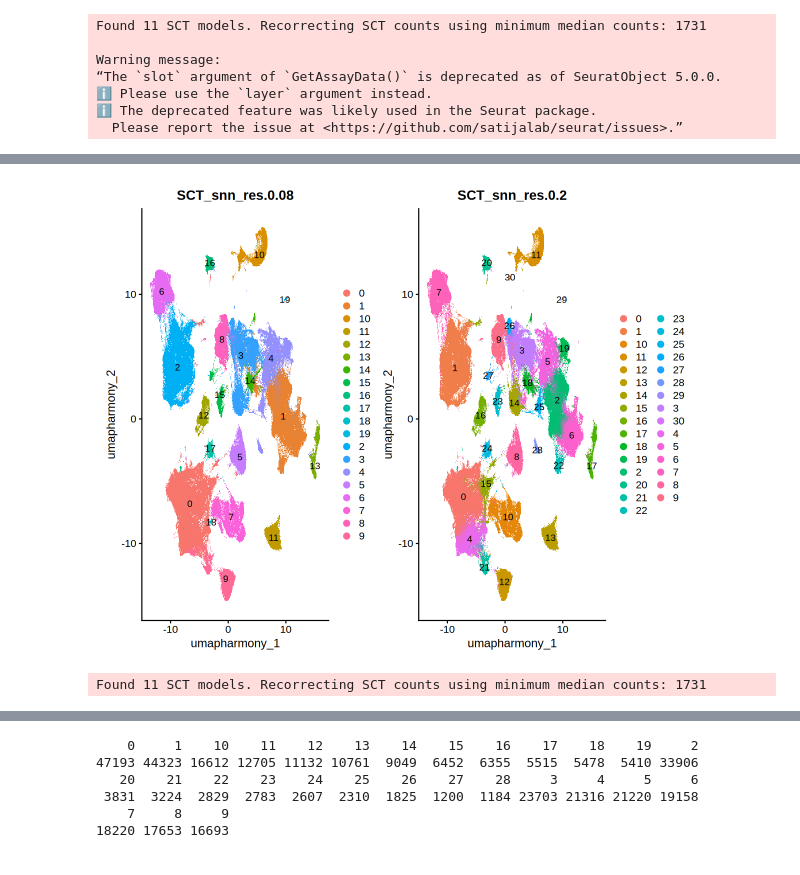
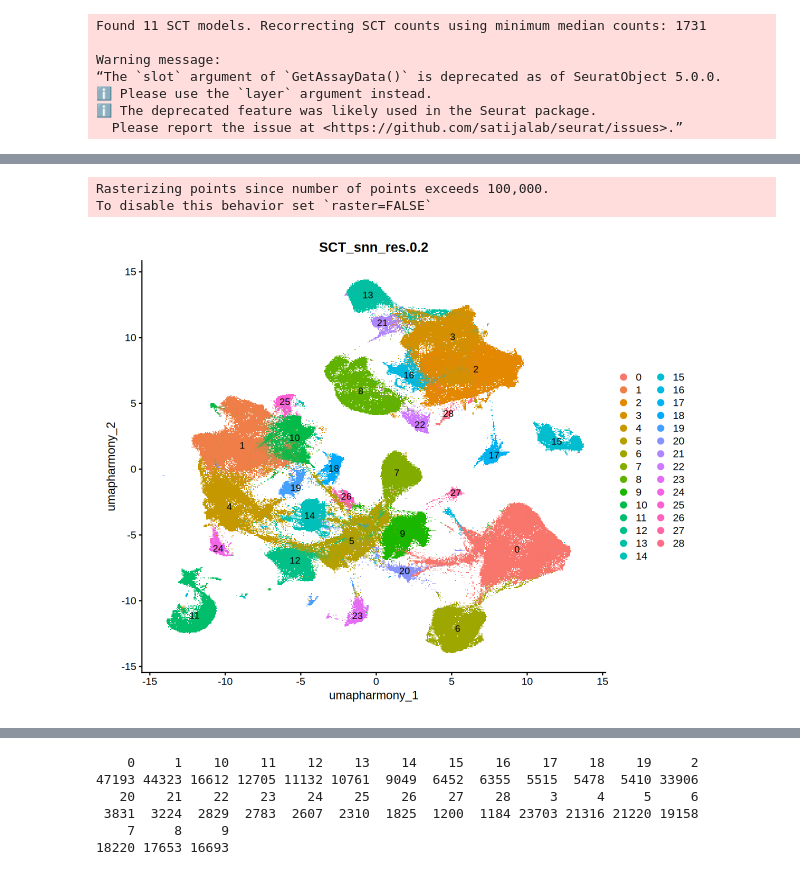
Before and after one commit to bao-mathmod/Gliomas, a Jupyter notebook: 04.upstream/4.3_scRNA/02.downstream/01_integrate_eda.ipynb, the cells around one changed output, grey strips where cells are left out. Cells and saved outputs as stored; diff of their text form; code cells hidden in the pictures.

```diff
--- a/04.upstream/4.3_scRNA/02.downstream/01_integrate_eda.ipynb
+++ b/04.upstream/4.3_scRNA/02.downstream/01_integrate_eda.ipynb
@@ -35,7 +35,8 @@ plot_dir <- file.path('/mnt/18T/chibao/gliomas/data/upstream/scRNA/official/inte
 # %% [markdown]
 #  Load Data
 # %%
-obj <- readRDS('/mnt/18T/chibao/gliomas/data/upstream/scRNA/official/integrated_v5_optimized/scrna_integrated_harmony_final.rds')
+# obj <- readRDS('/mnt/18T/chibao/gliomas/data/upstream/scRNA/official/integrated_v5_optimized/scrna_integrated_harmony_final.rds')
+obj <- readRDS('/mnt/18T/chibao/gliomas/data/upstream/scRNA/official/integrated_v5_optimized/adult/harmony_integrated_adult_final.rds')
 obj
 # %% [output]
 An object of class Seurat
@@ -361,5 +391,8 @@ To disable this behavior set `raster=FALSE`
 # %%
 options(repr.plot.width = 10, repr.plot.height = 8)
-p1 | p2
+pDim <- DimPlot(obj, reduction = 'umap.harmony', group.by = 'SCT_snn_res.0.2', label = TRUE)
+pDim
 # %% [output]
+Rasterizing points since number of points exceeds 100,000.
+To disable this behavior set `raster=FALSE`
-[figure, old version]
+[figure, new version]
@@ -370,4 +398,0 @@ Idents(obj_2) <- "SCT_snn_res.0.2"
-# %%
-obj_2 <- PrepSCTFindMarkers(obj_2, assay = "SCT", verbose = TRUE)
-# %% [output]
-Found 11 SCT models. Recorrecting SCT counts using minimum median counts: 1731
```
Also changed, not shown: parts of 33 cells of this notebook, 1 other file.
